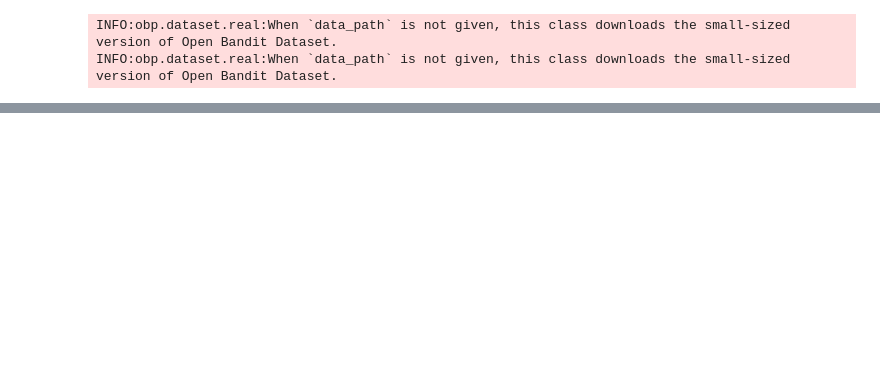
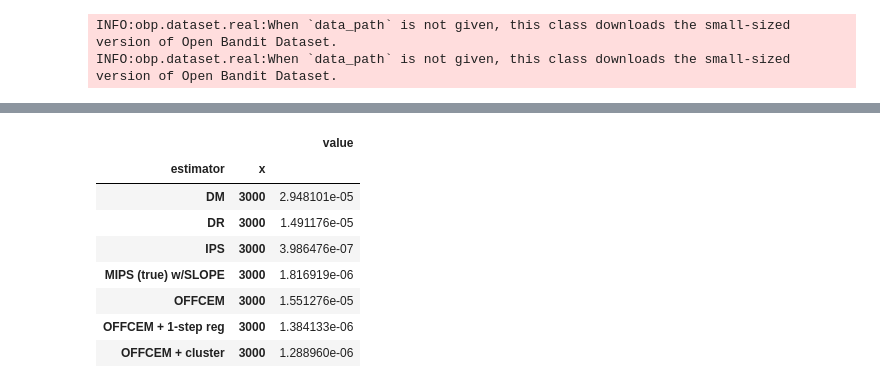
Before and after one commit to tatsuki1107/cfml_tutorial, a Jupyter notebook: action_embed/zozotown.ipynb, the cells around one changed output, grey strips where cells are left out. Drawn from its saved outputs; the diff is of its cells as text; code cells hidden in the pictures; blank space fills up the shorter version.

```diff
--- a/action_embed/zozotown.ipynb
+++ b/action_embed/zozotown.ipynb
@@ -165,0 +233,12 @@ ope.ope_estimators_tune[0].best_param
+# %%
+result_df.groupby(["estimator", "x"]).agg({"value": "var"})
+# %% [output]
+|  |  | value |
+| estimator | x |  |
+| DM | 3000 | 2.948101e-05 |
+| DR | 3000 | 1.491176e-05 |
+| IPS | 3000 | 3.986476e-07 |
+| MIPS (true) w/SLOPE | 3000 | 1.816919e-06 |
+| OFFCEM | 3000 | 1.551276e-05 |
+| OFFCEM + 1-step reg | 3000 | 1.384133e-06 |
+| OFFCEM + cluster | 3000 | 1.288960e-06 |
```
Also changed, not shown: parts of 11 cells of this notebook, 3 other files.
